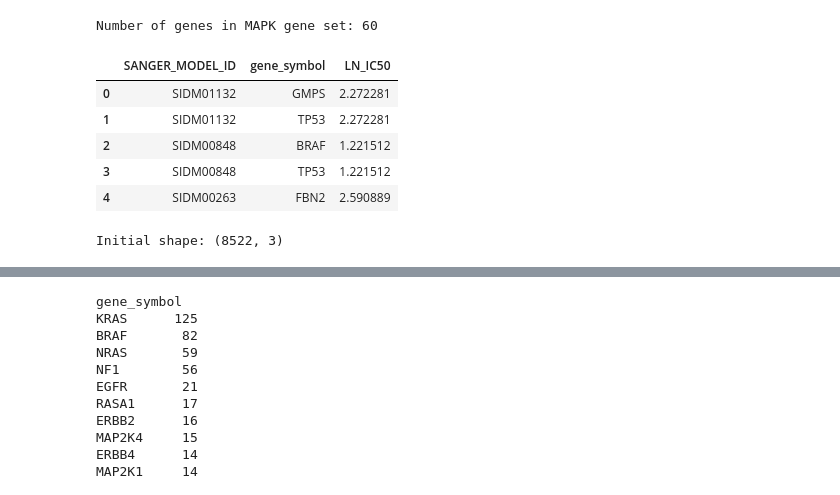
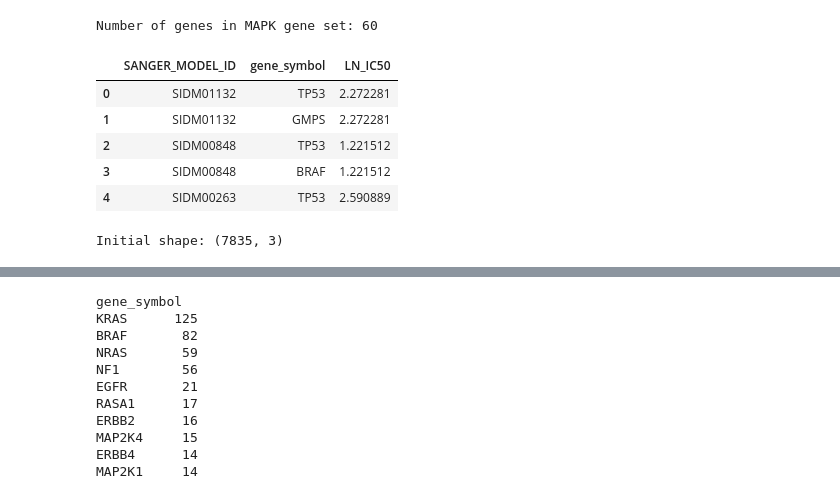
Before and after one commit to carolinemalaihull/trametinib-drug-response-ml, a Jupyter notebook: notebooks/01_data_exploration.ipynb, the cells around one changed output, grey strips where cells are left out. Drawn from its saved outputs; the diff is of its cells as text; code cells hidden in the pictures.

```diff
--- a/notebooks/01_data_exploration.ipynb
+++ b/notebooks/01_data_exploration.ipynb
@@ -421,6 +393,13 @@ print("Duplicate model-gene pairs:", duplicate_model_gene_pairs)
 Duplicate model-gene pairs: 687
 # %% [markdown]
 There were 687 duplicated cell-line/gene combinations because some cell lines contained multiple recorded variants within the same gene. These records were retained in the long-format dataset, but each gene was counted only once per cell line in gene-prevalence and mutation-burden analyses.
+# %%
+# Gene level dataset
+mutation_gene_level = (
+    trametinib_mutations
+    .drop_duplicates(subset=["model_id", "gene_symbol"])
+    .copy()
+)
 # %% [markdown]
 ## 3.3. Create the Matched Trametinib Response Cohort
 # %%
@@ -506,5 +472,12 @@ Duplicate merged rows: 0
 # %% [markdown]
 The final merged dataset contained 8,522 mutation records across 948 Trametinib-treated cancer cell lines and 597 unique driver genes. No mutation records had missing gene symbols, and no fully duplicated rows were detected. Genomic-level mutation fields were retained because some distinct DNA variants produced the same protein-level consequence and would otherwise appear duplicated after merging.
+# %%
+merged_gene_level = trametinib_matched.merge(
+    mutation_gene_level,
+    left_on="SANGER_MODEL_ID",
+    right_on="model_id",
+    how="inner"
+)
 # %% [markdown]
 # 4. Exploratory Data Analysis
 # %%
@@ -744,18 +716,18 @@ Number of genes in MAPK gene set: 60
 # %%
 # Prepare the MAPK analysis data
 # Keep only the columns required for this analysis
 
-mapk_data = merged[
+mapk_data = merged_gene_level[
     ["SANGER_MODEL_ID", "gene_symbol", "LN_IC50"]
 ].copy()
 
 display(mapk_data.head())
 print("Initial shape:", mapk_data.shape)
 # %% [output]
 |  | SANGER_MODEL_ID | gene_symbol | LN_IC50 |
-| 0 | SIDM01132 | GMPS | 2.272281 |
-| 1 | SIDM01132 | TP53 | 2.272281 |
-| 2 | SIDM00848 | BRAF | 1.221512 |
-| 3 | SIDM00848 | TP53 | 1.221512 |
-| 4 | SIDM00263 | FBN2 | 2.590889 |
+| 0 | SIDM01132 | TP53 | 2.272281 |
+| 1 | SIDM01132 | GMPS | 2.272281 |
+| 2 | SIDM00848 | TP53 | 1.221512 |
+| 3 | SIDM00848 | BRAF | 1.221512 |
+| 4 | SIDM00263 | TP53 | 2.590889 |
-Initial shape: (8522, 3)
+Initial shape: (7835, 3)
```
Also changed, not shown: parts of 46 cells of this notebook.
